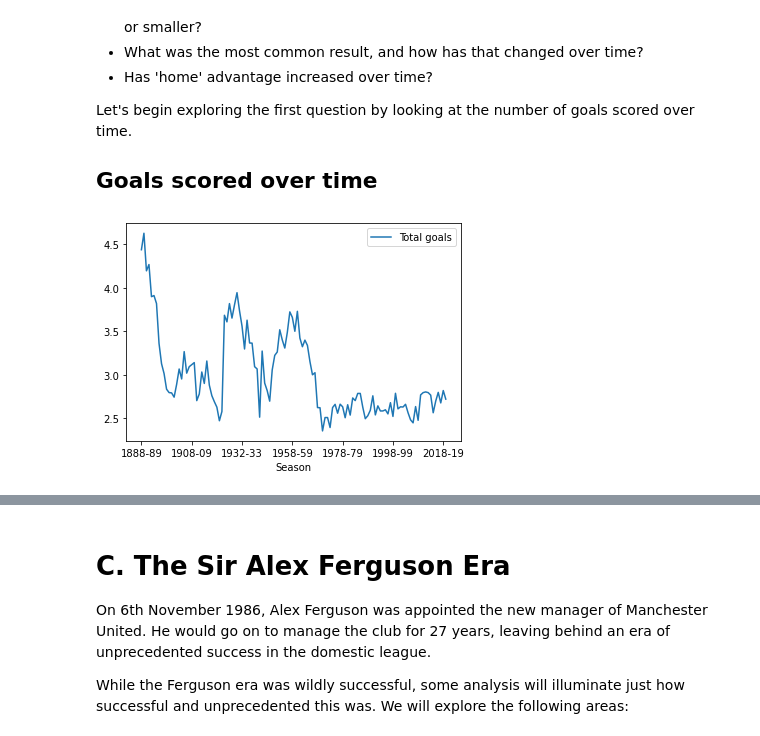
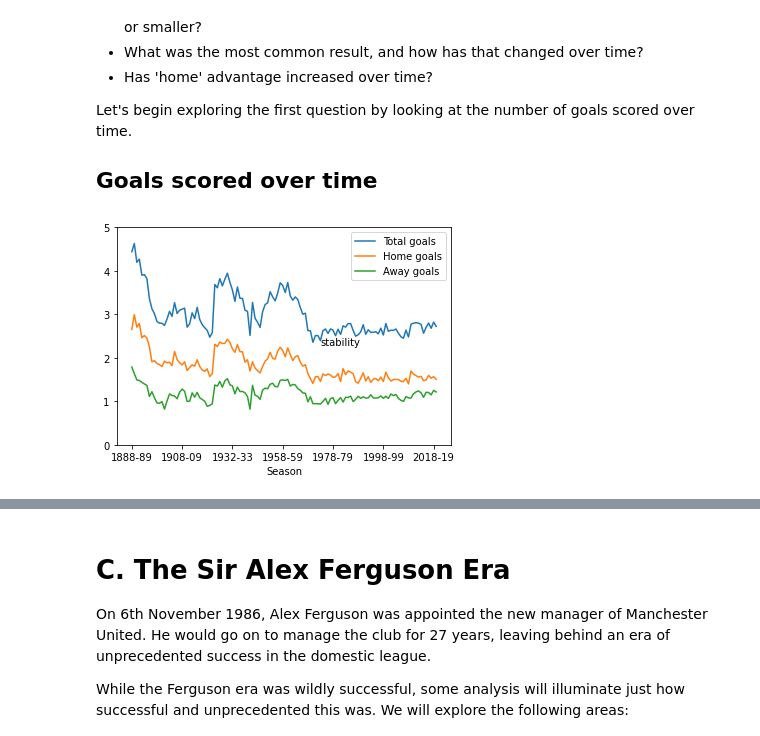
Before and after one commit to bw20/Data_insights, a Jupyter notebook: Football_analysis.ipynb, the cells around one changed output, grey strips where cells are left out. Saved outputs shown, nothing was run; the diff lists cells and outputs as text; code cells hidden in the pictures.

```diff
--- a/Football_analysis.ipynb
+++ b/Football_analysis.ipynb
@@ -280,7 +286,9 @@ Let's begin exploring the first question by looking at the number of goals score
 ## Goals scored over time
 # %%
 df = add_columns(merge_df('1888-89', '2019-20'))
-df.groupby(['Season']).agg({'Total goals': 'mean'}).plot.line()
+df.groupby(['Season']).agg({'Total goals': 'mean', 'Home goals': 'mean', 'Away goals': 'mean'}).plot.line()
+plt.ylim(0,5)
+plt.annotate('stability', (75, 2.3))
 plt.show()
 # %% [output]
-[figure, old version]
+[figure, new version]
```
Also changed, not shown: parts of 12 cells of this notebook.
